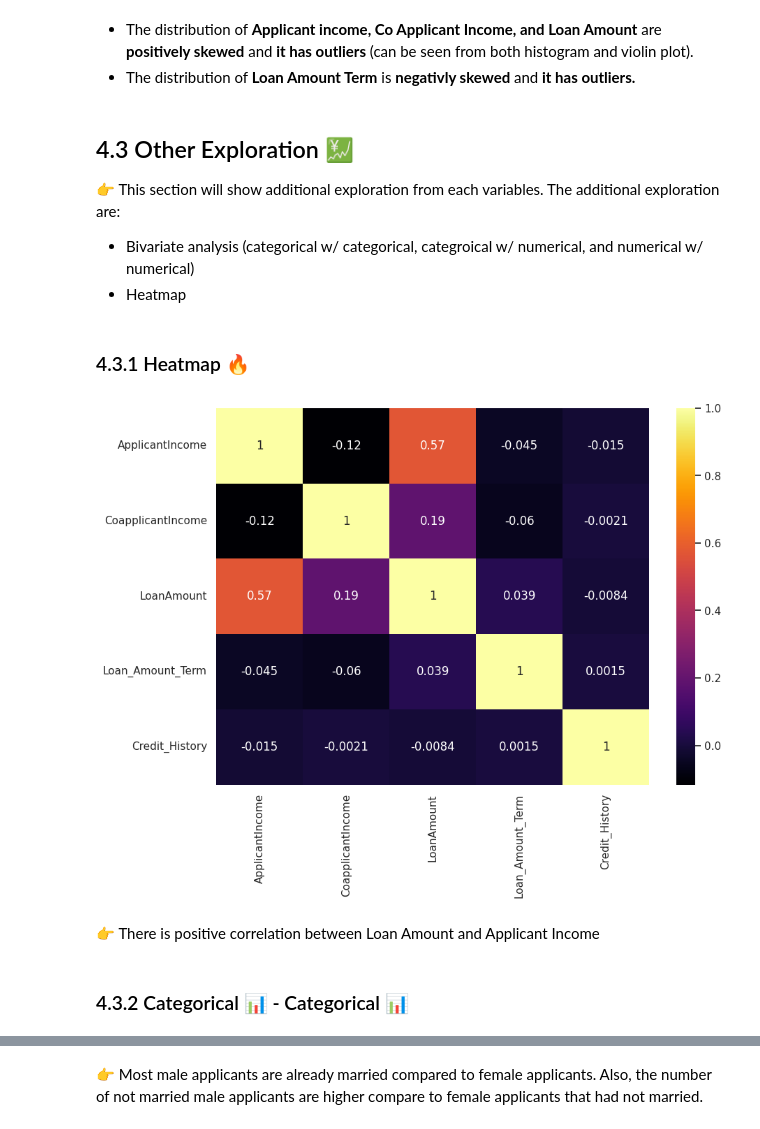
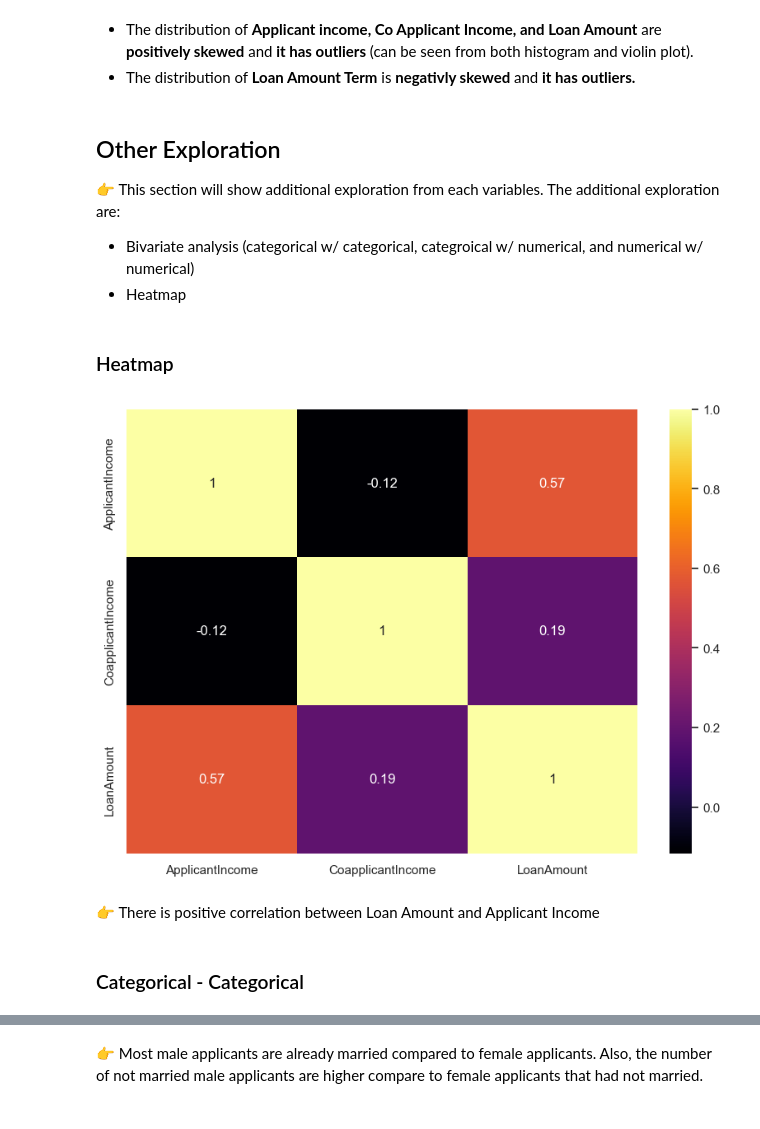
Before and after one commit to DetectiveNeo/Loan_Approval_Prediction, a Jupyter notebook: notebook/pipeline.ipynb, the cells around one changed output, grey strips where cells are left out. Saved outputs shown, nothing was run; the diff lists cells and outputs as text; code cells hidden in the pictures.

```diff
--- a/notebook/pipeline.ipynb
+++ b/notebook/pipeline.ipynb
@@ -32,7 +32,7 @@ from sklearn.model_selection import GridSearchCV, RandomizedSearchCV
 # %% [markdown]
 # Reading Data Set
 # %%
-df = pd.read_csv("/content/drive/MyDrive/Colab Notebooks/Loan Prediction /loan_data_set.csv")
+df = pd.read_csv("D:/Coding Projects/GitHub Projects/Loan_Approval_Prediction/dataset/loan_data_set.csv")
 df.head()
 # %% [output]
 |  | Loan_ID | Gender | Married | Dependents | Education | Self_Employed | ApplicantIncome | CoapplicantIncome | ... |
@@ -411,21 +441,21 @@ sns.violinplot(data=df, y="Loan_Amount_Term", ax=axs1[1, 1], color='red');
 *   The distribution of **Applicant income, Co Applicant Income, and Loan Amount** are **positively skewed** and **it has outliers** (can be seen from both histogram and violin plot).
 *   The distribution of **Loan Amount Term** is **negativly skewed** and **it has outliers.**
 # %% [markdown]
-## 4.3 Other Exploration 💹
+## Other Exploration
 👉 This section will show additional exploration from each variables. The additional exploration are:
 *   Bivariate analysis (categorical w/ categorical, categroical w/ numerical, and numerical w/ numerical)
 *   Heatmap
 # %% [markdown]
-### 4.3.1 Heatmap 🔥
+### Heatmap
 # %%
 plt.figure(figsize=(10,7))
-sns.heatmap(df.corr(), annot=True, cmap='inferno');
+sns.heatmap(df[['ApplicantIncome','CoapplicantIncome','LoanAmount']].corr(), annot=True, cmap='inferno');
 # %% [output]
-[figure, old version]
+[figure, new version]
 # %% [markdown]
 👉 There is positive correlation between Loan Amount and Applicant Income
 # %% [markdown]
-### 4.3.2 Categorical 📊 - Categorical 📊
+### Categorical - Categorical
 # %%
 pd.crosstab(df.Gender,df.Married).plot(kind="bar", stacked=True, figsize=(5,5), color=['#f64f59','#12c2e9'])
 plt.title('Gender vs Married')
```
Also changed, not shown: parts of 42 cells of this notebook.
